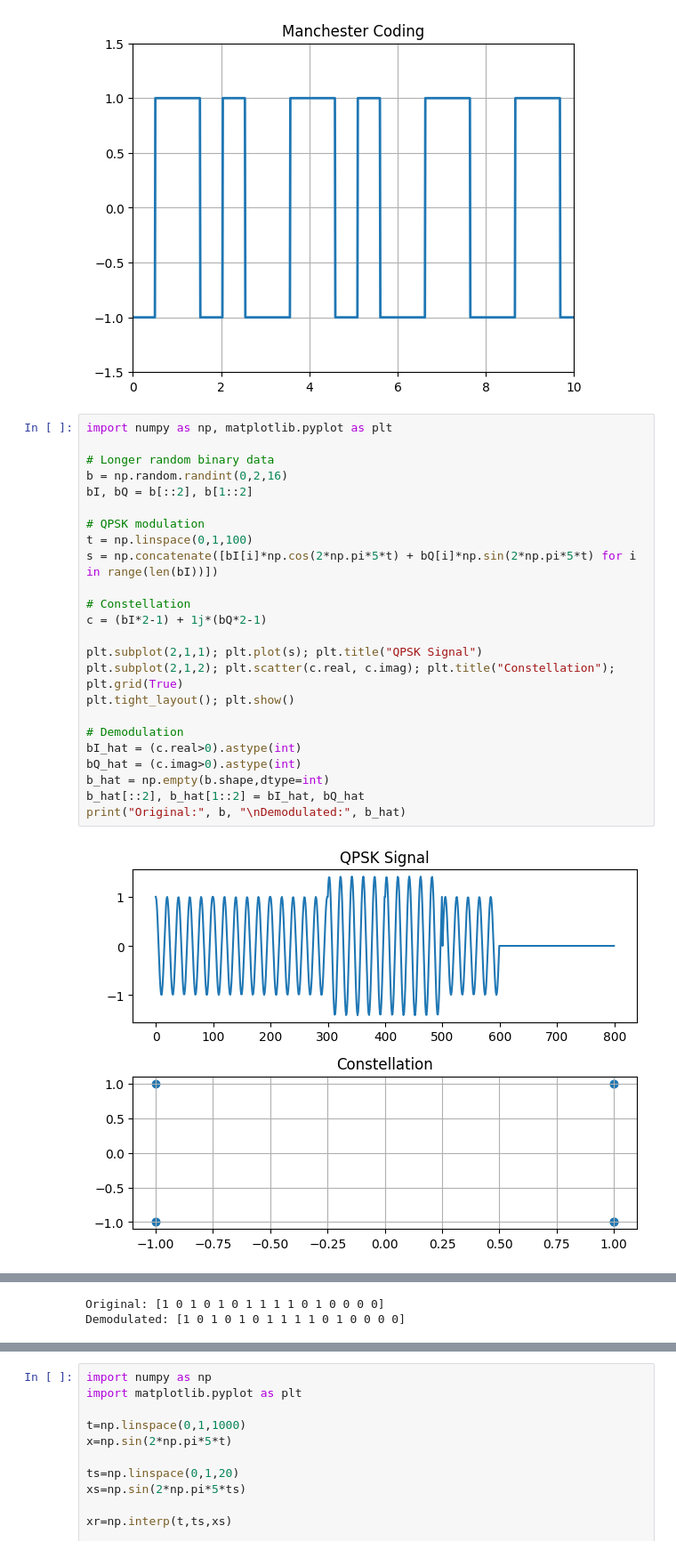
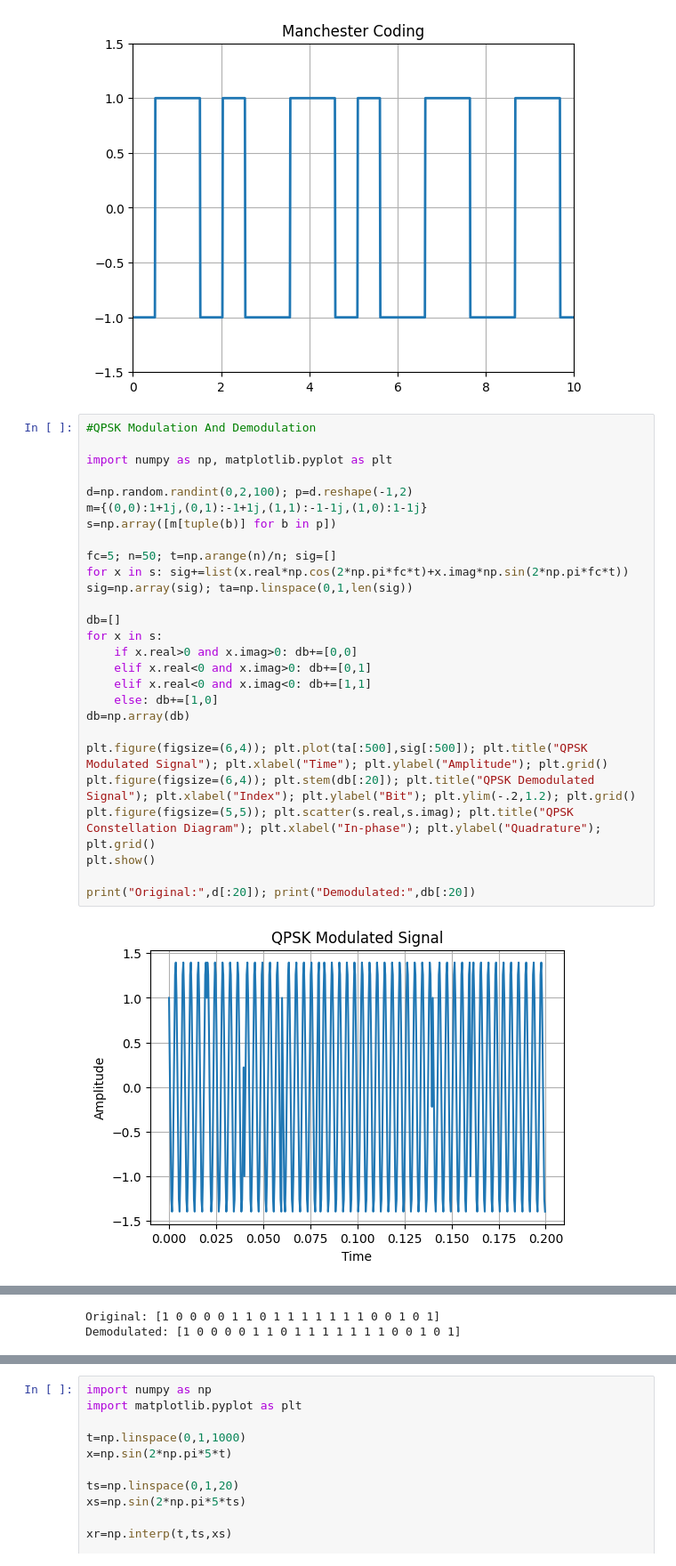
Before and after one commit to Albinzer/Digital-Lab, a Jupyter notebook: Lab/lab.ipynb, the cells around one changed output, grey strips where cells are left out. Shown at 89% size. Cells and saved outputs as stored; diff of their text form.

```diff
--- a/Lab/lab.ipynb
+++ b/Lab/lab.ipynb
@@ -170,28 +170,31 @@ plt.show()
 [-1  1  1 -1  1 -1 -1  1  1 -1  1 -1 -1  1  1 -1 -1  1  1 -1]
 [figure]
 # %%
+#QPSK Modulation And Demodulation
+
 import numpy as np, matplotlib.pyplot as plt
 
-# Longer random binary data
-b = np.random.randint(0,2,16)
-bI, bQ = b[::2], b[1::2]
+d=np.random.randint(0,2,100); p=d.reshape(-1,2)
+m={(0,0):1+1j,(0,1):-1+1j,(1,1):-1-1j,(1,0):1-1j}
+s=np.array([m[tuple(b)] for b in p])
 
-# QPSK modulation
-t = np.linspace(0,1,100)
-s = np.concatenate([bI[i]*np.cos(2*np.pi*5*t) + bQ[i]*np.sin(2*np.pi*5*t) for i in range(len(bI))])
+fc=5; n=50; t=np.arange(n)/n; sig=[]
+for x in s: sig+=list(x.real*np.cos(2*np.pi*fc*t)+x.imag*np.sin(2*np.pi*fc*t))
+sig=np.array(sig); ta=np.linspace(0,1,len(sig))
 
-# Constellation
-c = (bI*2-1) + 1j*(bQ*2-1)
+db=[]
+for x in s:
+    if x.real>0 and x.imag>0: db+=[0,0]
+    elif x.real<0 and x.imag>0: db+=[0,1]
+    elif x.real<0 and x.imag<0: db+=[1,1]
+    else: db+=[1,0]
+db=np.array(db)
 
-plt.subplot(2,1,1); plt.plot(s); plt.title("QPSK Signal")
-plt.subplot(2,1,2); plt.scatter(c.real, c.imag); plt.title("Constellation"); plt.grid(True)
-plt.tight_layout(); plt.show()
+plt.figure(figsize=(6,4)); plt.plot(ta[:500],sig[:500]); plt.title("QPSK Modulated Signal"); plt.xlabel("Time"); plt.ylabel("Amplitude"); plt.grid()
+plt.figure(figsize=(6,4)); plt.stem(db[:20]); plt.title("QPSK Demodulated Signal"); plt.xlabel("Index"); plt.ylabel("Bit"); plt.ylim(-.2,1.2); plt.grid()
+plt.figure(figsize=(5,5)); plt.scatter(s.real,s.imag); plt.title("QPSK Constellation Diagram"); plt.xlabel("In-phase"); plt.ylabel("Quadrature"); plt.grid()
+plt.show()
 
-# Demodulation
-bI_hat = (c.real>0).astype(int)
-bQ_hat = (c.imag>0).astype(int)
-b_hat = np.empty(b.shape,dtype=int)
-b_hat[::2], b_hat[1::2] = bI_hat, bQ_hat
-print("Original:", b, "\nDemodulated:", b_hat)
+print("Original:",d[:20]); print("Demodulated:",db[:20])
 # %% [output]
-[figure, old version]
+[figure, new version]
@@ -198,3 +203,3 @@ print("Original:", b, "\nDemodulated:", b_hat)
-Original: [1 0 1 0 1 0 1 1 1 1 0 1 0 0 0 0]
-Demodulated: [1 0 1 0 1 0 1 1 1 1 0 1 0 0 0 0]
+Original: [1 0 0 0 0 1 1 0 1 1 1 1 1 1 1 0 0 1 0 1]
+Demodulated: [1 0 0 0 0 1 1 0 1 1 1 1 1 1 1 0 0 1 0 1]
 # %%
```
Also changed, not shown: parts of 5 cells of this notebook, 1 other file.
